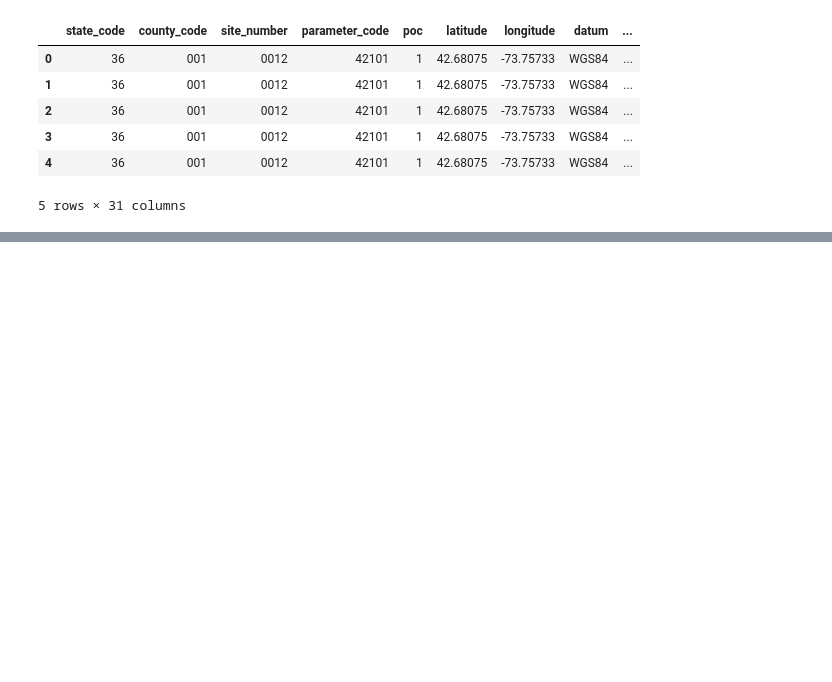
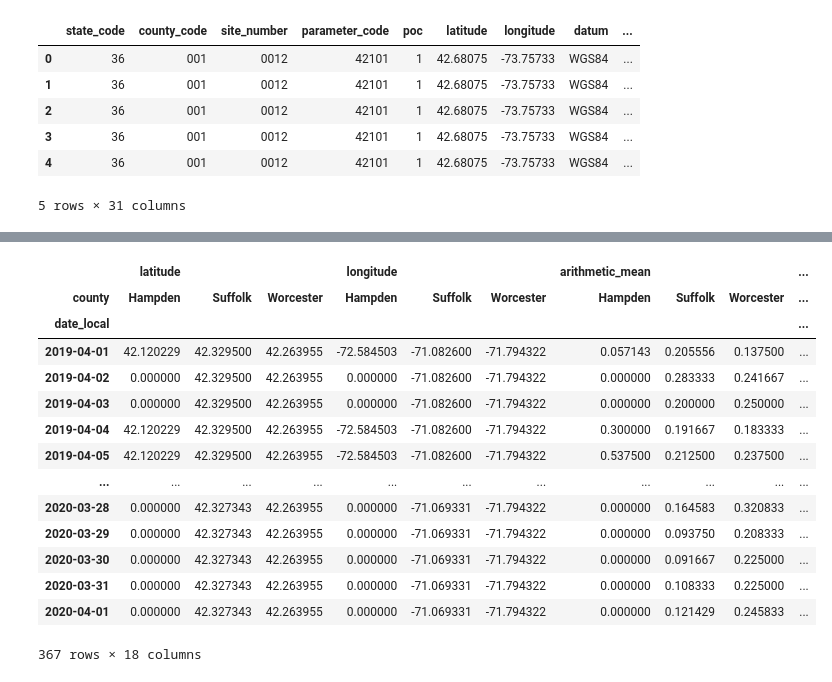
Before and after one commit to TrentELittle/BootcampProject1, a Jupyter notebook: project_main.ipynb, the cells around one changed output, grey strips where cells are left out. Cells and saved outputs as stored; diff of their text form; code cells hidden in the pictures; blank space fills up the shorter version.

```diff
--- a/project_main.ipynb
+++ b/project_main.ipynb
@@ -150,0 +201,33 @@ mass_df.head()
+# %%
+# Drop unnecessary columns to clean DF
+clean_mass_df = merge_mass_df.drop(["parameter_code","datum","cbsa_code","poc","method_code","local_site_name",
+                            "event_type","validity_indicator","method_code","state_code","county_code",
+                            "site_number","parameter","pollutant_standard","units_of_measure","method",
+                            "site_address","cbsa","observation_count","observation_percent"], axis=1)
+
+# Filter out the 1-hour sample_duration and fix any null values
+sample_duration = clean_mass_df['sample_duration'] == '8-HR RUN AVG END HOUR'
+clean_mass_df = clean_mass_df[sample_duration]
+
+clean_mass_df
+
+# Groupby date and fix null values
+group_mass = pd.DataFrame(clean_mass_df.groupby(['date_local', 'county']).mean().unstack())
+group_mass.fillna(0)
+# group_mass.index
+# %% [output]
+|  | latitude |  |  | longitude |  |  | arithmetic_mean |  |  | ... |
+| county | Hampden | Suffolk | Worcester | Hampden | Suffolk | Worcester | Hampden | Suffolk | Worcester | ... |
+| date_local |  |  |  |  |  |  |  |  |  | ... |
+| 2019-04-01 | 42.120229 | 42.329500 | 42.263955 | -72.584503 | -71.082600 | -71.794322 | 0.057143 | 0.205556 | 0.137500 | ... |
+| 2019-04-02 | 0.000000 | 42.329500 | 42.263955 | 0.000000 | -71.082600 | -71.794322 | 0.000000 | 0.283333 | 0.241667 | ... |
+| 2019-04-03 | 0.000000 | 42.329500 | 42.263955 | 0.000000 | -71.082600 | -71.794322 | 0.000000 | 0.200000 | 0.250000 | ... |
+| 2019-04-04 | 42.120229 | 42.329500 | 42.263955 | -72.584503 | -71.082600 | -71.794322 | 0.300000 | 0.191667 | 0.183333 | ... |
+| 2019-04-05 | 42.120229 | 42.329500 | 42.263955 | -72.584503 | -71.082600 | -71.794322 | 0.537500 | 0.212500 | 0.237500 | ... |
+| ... | ... | ... | ... | ... | ... | ... | ... | ... | ... | ... |
+| 2020-03-28 | 0.000000 | 42.327343 | 42.263955 | 0.000000 | -71.069331 | -71.794322 | 0.000000 | 0.164583 | 0.320833 | ... |
+| 2020-03-29 | 0.000000 | 42.327343 | 42.263955 | 0.000000 | -71.069331 | -71.794322 | 0.000000 | 0.093750 | 0.208333 | ... |
+| 2020-03-30 | 0.000000 | 42.327343 | 42.263955 | 0.000000 | -71.069331 | -71.794322 | 0.000000 | 0.091667 | 0.225000 | ... |
+| 2020-03-31 | 0.000000 | 42.327343 | 42.263955 | 0.000000 | -71.069331 | -71.794322 | 0.000000 | 0.108333 | 0.225000 | ... |
+| 2020-04-01 | 0.000000 | 42.327343 | 42.263955 | 0.000000 | -71.069331 | -71.794322 | 0.000000 | 0.121429 | 0.245833 | ... |
+367 rows × 18 columns
```
Also changed, not shown: parts of 4 cells of this notebook.
